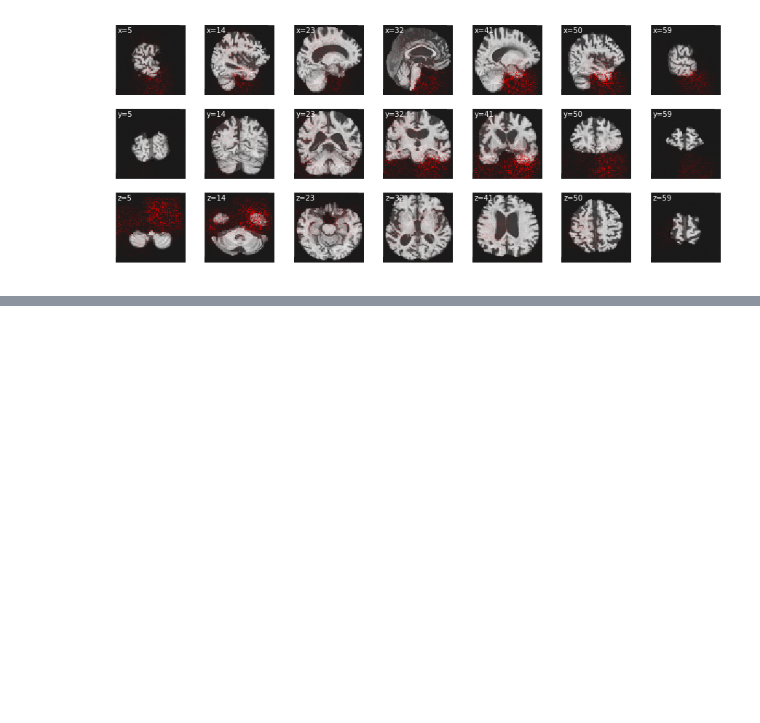
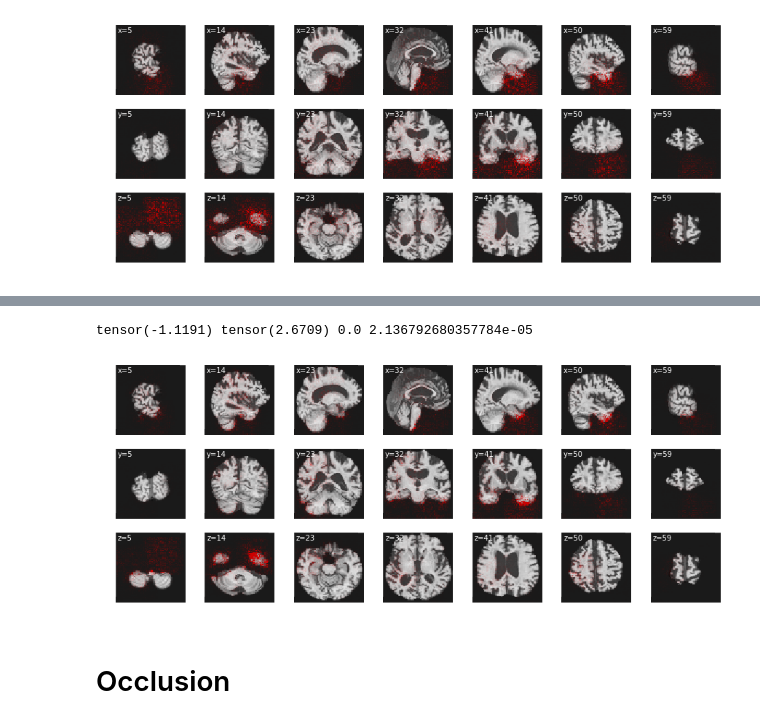
Before and after one commit to kathyfan/cs231n-adni, a Jupyter notebook: new_code/glm.ipynb, the cells around one changed output, grey strips where cells are left out. Saved outputs shown, nothing was run; the diff lists cells and outputs as text; code cells hidden in the pictures; blank space fills up the shorter version.

```diff
--- a/new_code/glm.ipynb
+++ b/new_code/glm.ipynb
@@ -415,0 +440,2 @@ tensor(-1.1191) tensor(2.6709) 3.907985e-13 4.064317332086e-05
+# %%
+reg_backprop = interpretation.guided_backprop(net, test_data[220], cuda=False, verbose=True)
@@ -415,0 +451,8 @@ tensor(-1.1191) tensor(2.6709) 3.907985e-13 4.064317332086e-05
+# %%
+vis_utils.plot_slices(test_data[220][0], overlay=reg_backprop[0],
+                  overlay_vmax=np.percentile(reg_backprop, 99.9))
+# %% [output]
+tensor(-1.1191) tensor(2.6709) 0.0 2.136792680357784e-05
+[figure, added]
+# %% [markdown]
+# Occlusion
```
Also changed, not shown: parts of 13 cells of this notebook.
